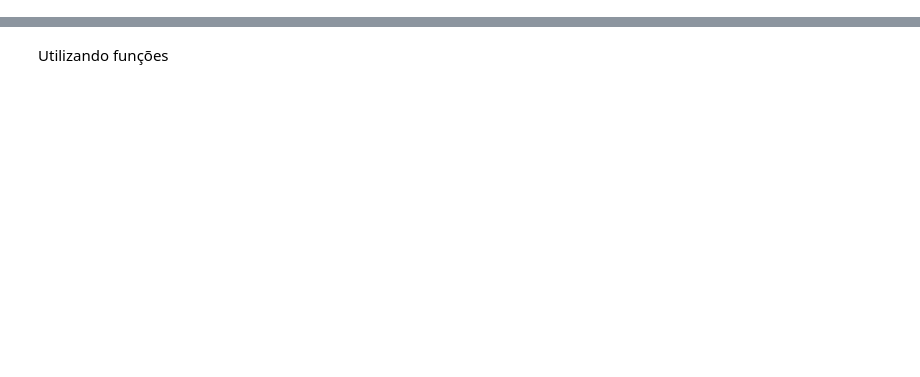
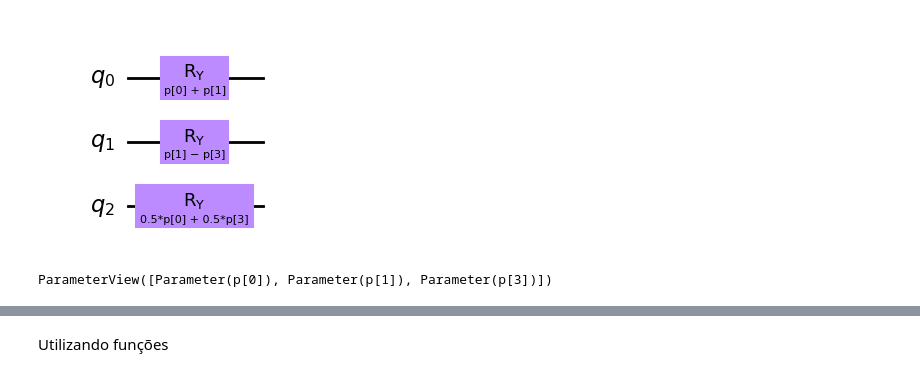
Before and after one commit to IsmaelCesar/sanches-modified, a Jupyter notebook: examples/sanchez-modified.ipynb, the cells around one changed output, grey strips where cells are left out. Cells and saved outputs as stored; diff of their text form; code cells hidden in the pictures; blank space fills up the shorter version.

```diff
--- a/examples/sanchez-modified.ipynb
+++ b/examples/sanchez-modified.ipynb
@@ -9,0 +22,14 @@ Circuito original
+# %%
+p0, p1, p2 = Parameter("p[0]"), Parameter("p[1]"), Parameter("p[3]")
+
+example_circ = QuantumCircuit(3)
+example_circ.ry(p0 + p1, 0)
+example_circ.ry(p1 - p2, 1)
+example_circ.ry(0.5*p0 + 0.5*p2, 2)
+display(example_circ.draw("mpl"))
+# %% [output]
+[figure, added]
+# %%
+example_circ.parameters
+# %% [output]
+ParameterView([Parameter(p[0]), Parameter(p[1]), Parameter(p[3])])
```
Also changed, not shown: parts of 14 cells of this notebook.
